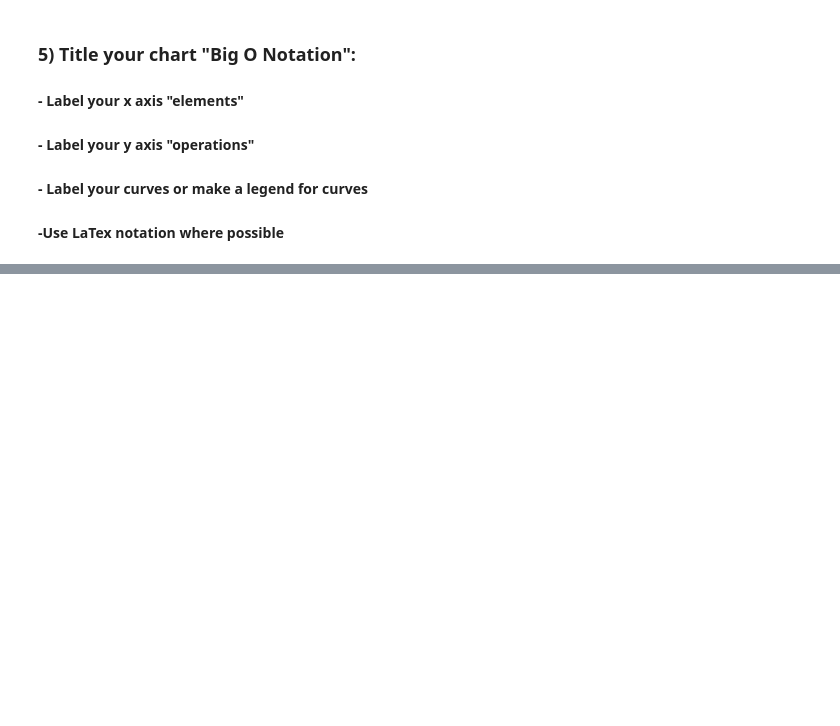
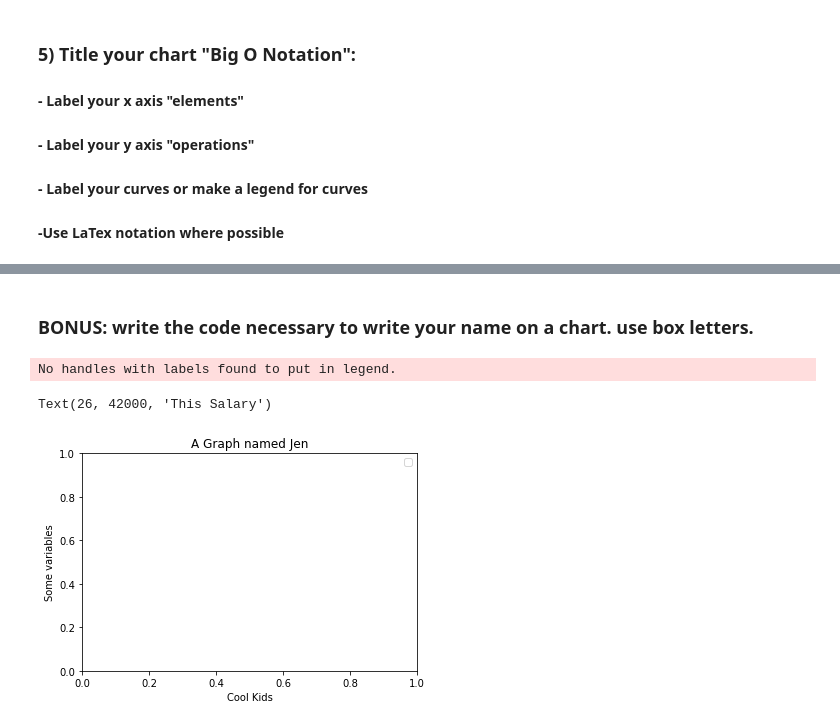
Before and after one commit to jeneyring/python-exercises, a Jupyter notebook: big_o_notation.ipynb, the cells around one changed output, grey strips where cells are left out. Saved outputs shown, nothing was run; the diff lists cells and outputs as text; code cells hidden in the pictures; blank space fills up the shorter version.

```diff
--- a/big_o_notation.ipynb
+++ b/big_o_notation.ipynb
@@ -69,0 +67,26 @@ Text(2.5, 3.0, 'Jen Eyring')
+# %% [markdown]
+### BONUS: write the code necessary to write your name on a chart. use box letters.
+# %%
+x= range(1,5)
+y= 1
+
+#add legends
+plt.legend()
+
+#create a title to the lineplot
+plt.title('A Graph named Jen')
+
+
+#add labels
+plt.xlabel('Cool Kids')
+plt.ylabel('Some variables')
+
+
+
+
+#add annotations:
+plt.annotate('This Salary', xy = (26, 42000))
+# %% [output]
+No handles with labels found to put in legend.
+Text(26, 42000, 'This Salary')
+[figure, added]
```
Also changed, not shown: parts of 1 cell of this notebook, 2 other files.
